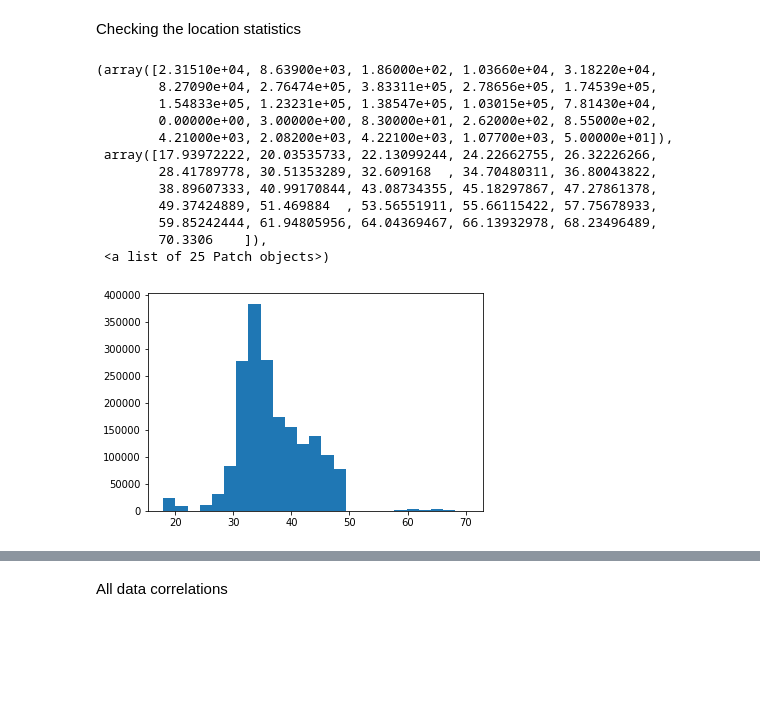
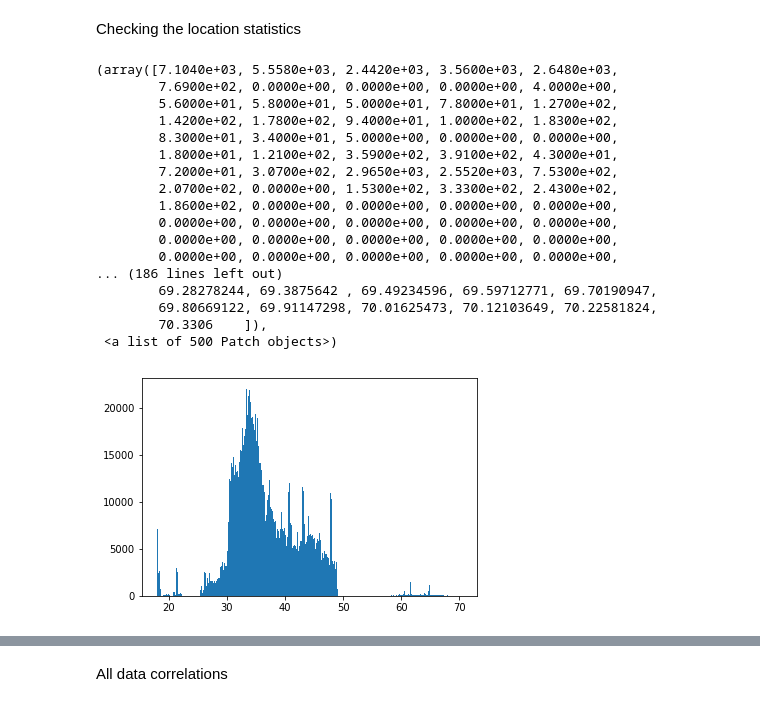
Before and after one commit to adityasant/ECE143_Project, a Jupyter notebook: Local Notebooks/wildfire_datacleaning.ipynb, the cells around one changed output, grey strips where cells are left out. Cells and saved outputs as stored; diff of their text form; code cells hidden in the pictures; blank space fills up the shorter version.

```diff
--- a/Local Notebooks/wildfire_datacleaning.ipynb
+++ b/Local Notebooks/wildfire_datacleaning.ipynb
@@ -73,21 +75,26 @@ Checking the location statistics
 # %%
 lat_arr = data_location['LATITUDE']
 # %%
-plt.hist(lat_arr,bins = 25)
+plt.hist(lat_arr,bins = 500)
 # %% [output]
-(array([2.31510e+04, 8.63900e+03, 1.86000e+02, 1.03660e+04, 3.18220e+04,
-        8.27090e+04, 2.76474e+05, 3.83311e+05, 2.78656e+05, 1.74539e+05,
-        1.54833e+05, 1.23231e+05, 1.38547e+05, 1.03015e+05, 7.81430e+04,
-        0.00000e+00, 3.00000e+00, 8.30000e+01, 2.62000e+02, 8.55000e+02,
-        4.21000e+03, 2.08200e+03, 4.22100e+03, 1.07700e+03, 5.00000e+01]),
- array([17.93972222, 20.03535733, 22.13099244, 24.22662755, 26.32226266,
-        28.41789778, 30.51353289, 32.609168  , 34.70480311, 36.80043822,
-        38.89607333, 40.99170844, 43.08734355, 45.18297867, 47.27861378,
-        49.37424889, 51.469884  , 53.56551911, 55.66115422, 57.75678933,
-        59.85242444, 61.94805956, 64.04369467, 66.13932978, 68.23496489,
+(array([7.1040e+03, 5.5580e+03, 2.4420e+03, 3.5600e+03, 2.6480e+03,
+        7.6900e+02, 0.0000e+00, 0.0000e+00, 0.0000e+00, 4.0000e+00,
+        5.6000e+01, 5.8000e+01, 5.0000e+01, 7.8000e+01, 1.2700e+02,
+        1.4200e+02, 1.7800e+02, 9.4000e+01, 1.0000e+02, 1.8300e+02,
+        8.3000e+01, 3.4000e+01, 5.0000e+00, 0.0000e+00, 0.0000e+00,
+        1.8000e+01, 1.2100e+02, 3.5900e+02, 3.9100e+02, 4.3000e+01,
+        7.2000e+01, 3.0700e+02, 2.9650e+03, 2.5520e+03, 7.5300e+02,
+        2.0700e+02, 0.0000e+00, 1.5300e+02, 3.3300e+02, 2.4300e+02,
+        1.8600e+02, 0.0000e+00, 0.0000e+00, 0.0000e+00, 0.0000e+00,
+        0.0000e+00, 0.0000e+00, 0.0000e+00, 0.0000e+00, 0.0000e+00,
+        0.0000e+00, 0.0000e+00, 0.0000e+00, 0.0000e+00, 0.0000e+00,
+        0.0000e+00, 0.0000e+00, 0.0000e+00, 0.0000e+00, 0.0000e+00,
+... (186 lines left out)
+        69.28278244, 69.3875642 , 69.49234596, 69.59712771, 69.70190947,
+        69.80669122, 69.91147298, 70.01625473, 70.12103649, 70.22581824,
         70.3306    ]),
- <a list of 25 Patch objects>)
+ <a list of 500 Patch objects>)
-[figure, old version]
+[figure, new version]
 # %%
 long_arr = data_location['LONGITUDE']
 # %%
```
Also changed, not shown: parts of 38 cells of this notebook.
